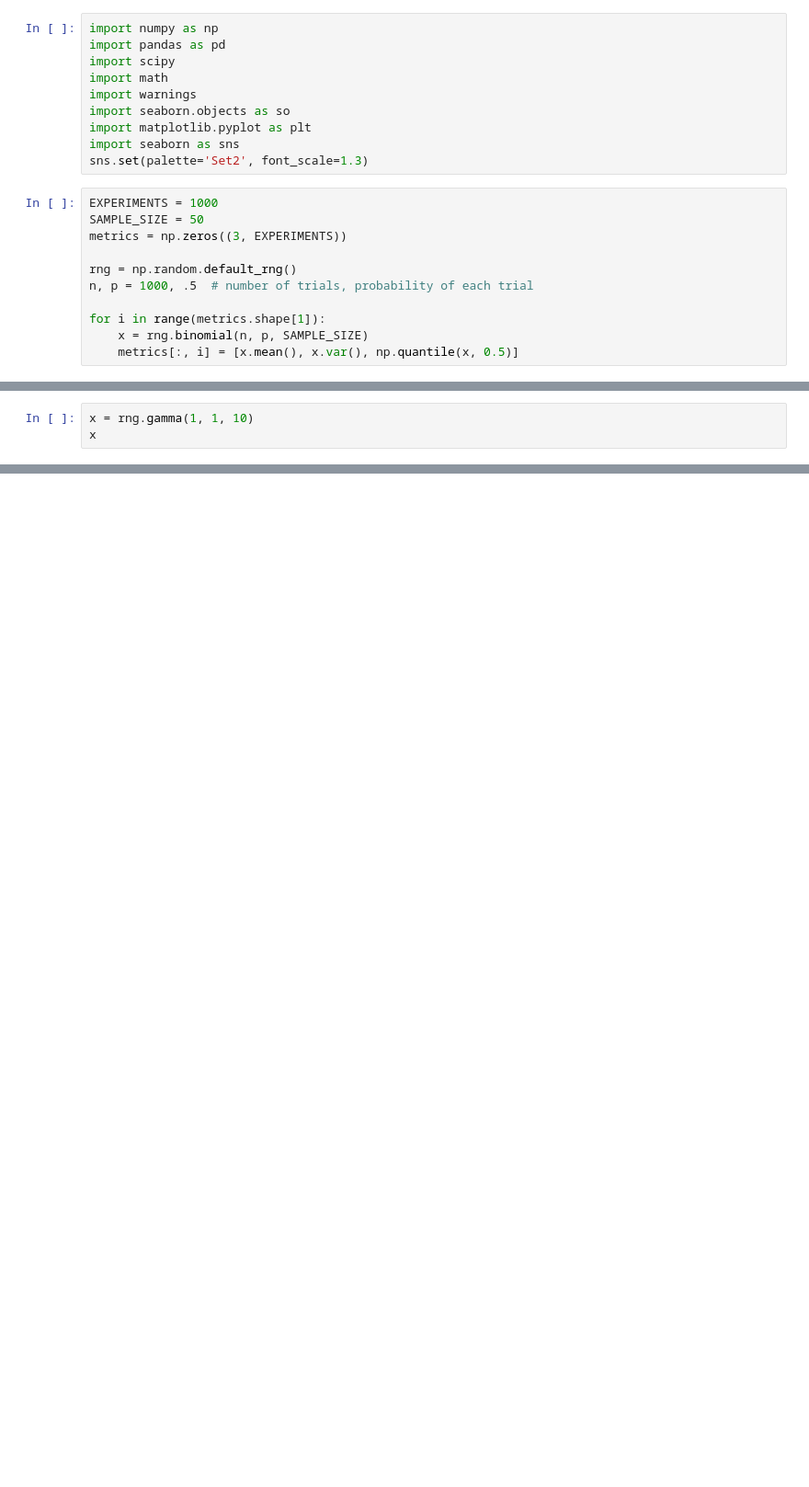
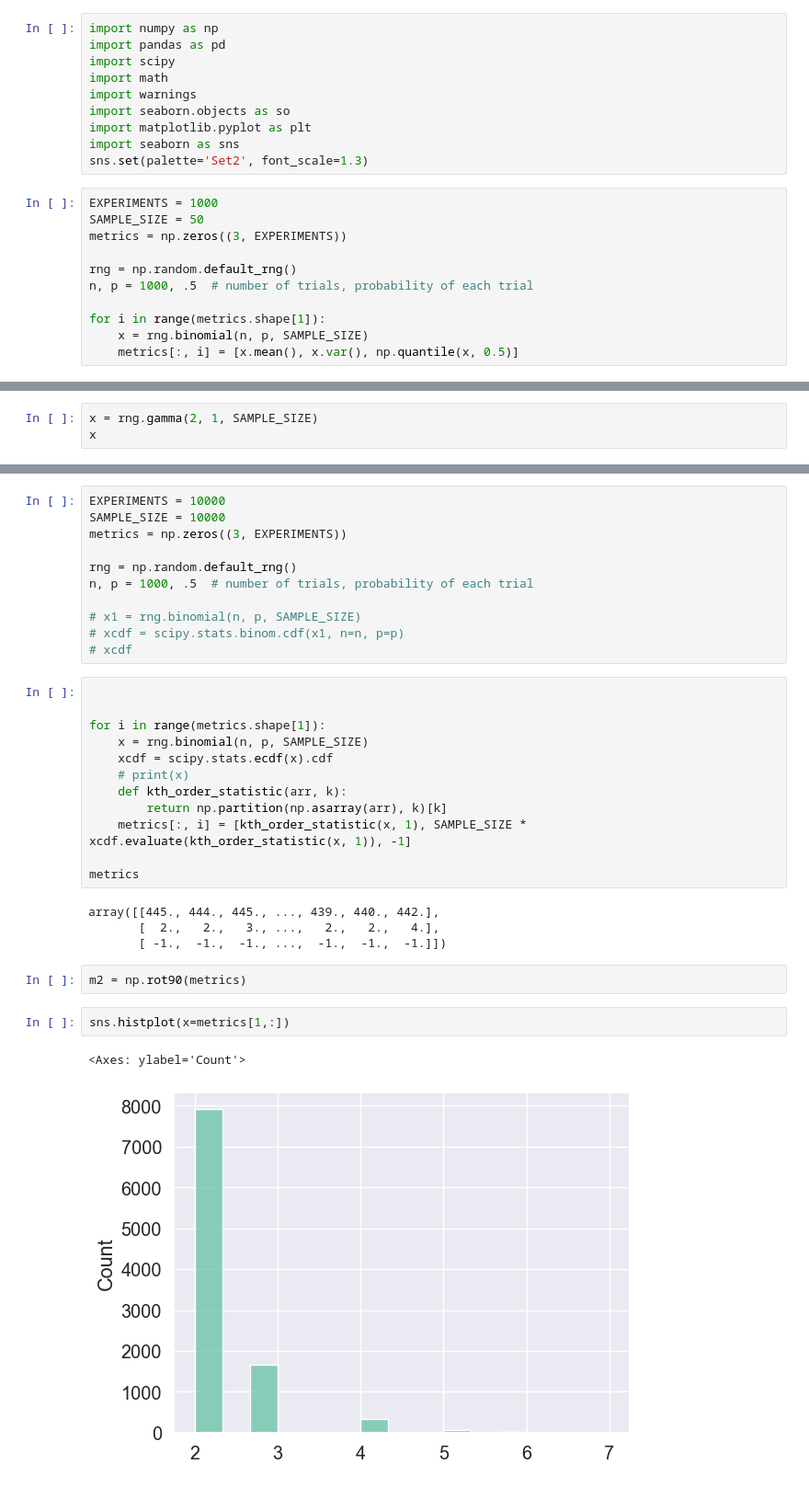
Before and after one commit to prawwtocol/lab1, a Jupyter notebook: task1.ipynb, the cells around one changed output, grey strips where cells are left out. Shown: that part at 92% size. Saved outputs shown, nothing was run; the diff lists cells and outputs as text; blank space fills up the shorter version.

```diff
--- a/task1.ipynb
+++ b/task1.ipynb
@@ -44,4 +44,4 @@ with warnings.catch_warnings(record=True):
 # %%
-x = rng.gamma(1, 1, 10)
+x = rng.gamma(2, 1, SAMPLE_SIZE)
 x
 # %% [output]
@@ -49,0 +58,34 @@ array([1.52723588, 0.92490847, 2.50580855, 0.36925004, 1.37207885,
+# %%
+EXPERIMENTS = 10000
+SAMPLE_SIZE = 10000
+metrics = np.zeros((3, EXPERIMENTS))
+
+rng = np.random.default_rng()
+n, p = 1000, .5  # number of trials, probability of each trial
+
+# x1 = rng.binomial(n, p, SAMPLE_SIZE)
+# xcdf = scipy.stats.binom.cdf(x1, n=n, p=p)
+# xcdf
+# %%
+
+
+for i in range(metrics.shape[1]):
+    x = rng.binomial(n, p, SAMPLE_SIZE)
+    xcdf = scipy.stats.ecdf(x).cdf
+    # print(x)
+    def kth_order_statistic(arr, k):
+        return np.partition(np.asarray(arr), k)[k]
+    metrics[:, i] = [kth_order_statistic(x, 1), SAMPLE_SIZE * xcdf.evaluate(kth_order_statistic(x, 1)), -1]
+
+metrics
+# %% [output]
+array([[445., 444., 445., ..., 439., 440., 442.],
+       [  2.,   2.,   3., ...,   2.,   2.,   4.],
+       [ -1.,  -1.,  -1., ...,  -1.,  -1.,  -1.]])
+# %%
+m2 = np.rot90(metrics)
+# %%
+sns.histplot(x=metrics[1,:])
+# %% [output]
+<Axes: ylabel='Count'>
+[figure, added]
```
Also changed, not shown: parts of 9 cells of this notebook, 1 other file.
